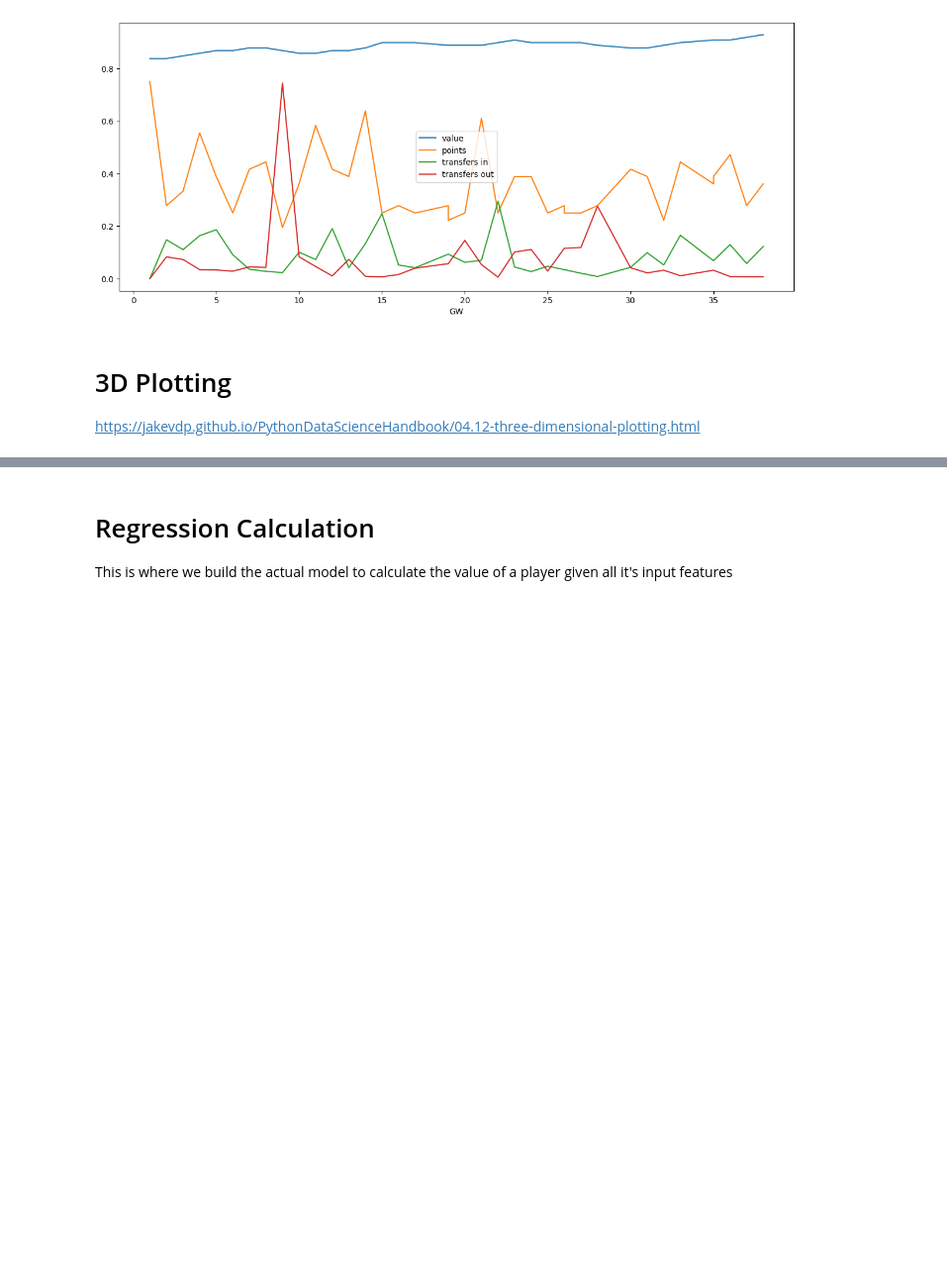
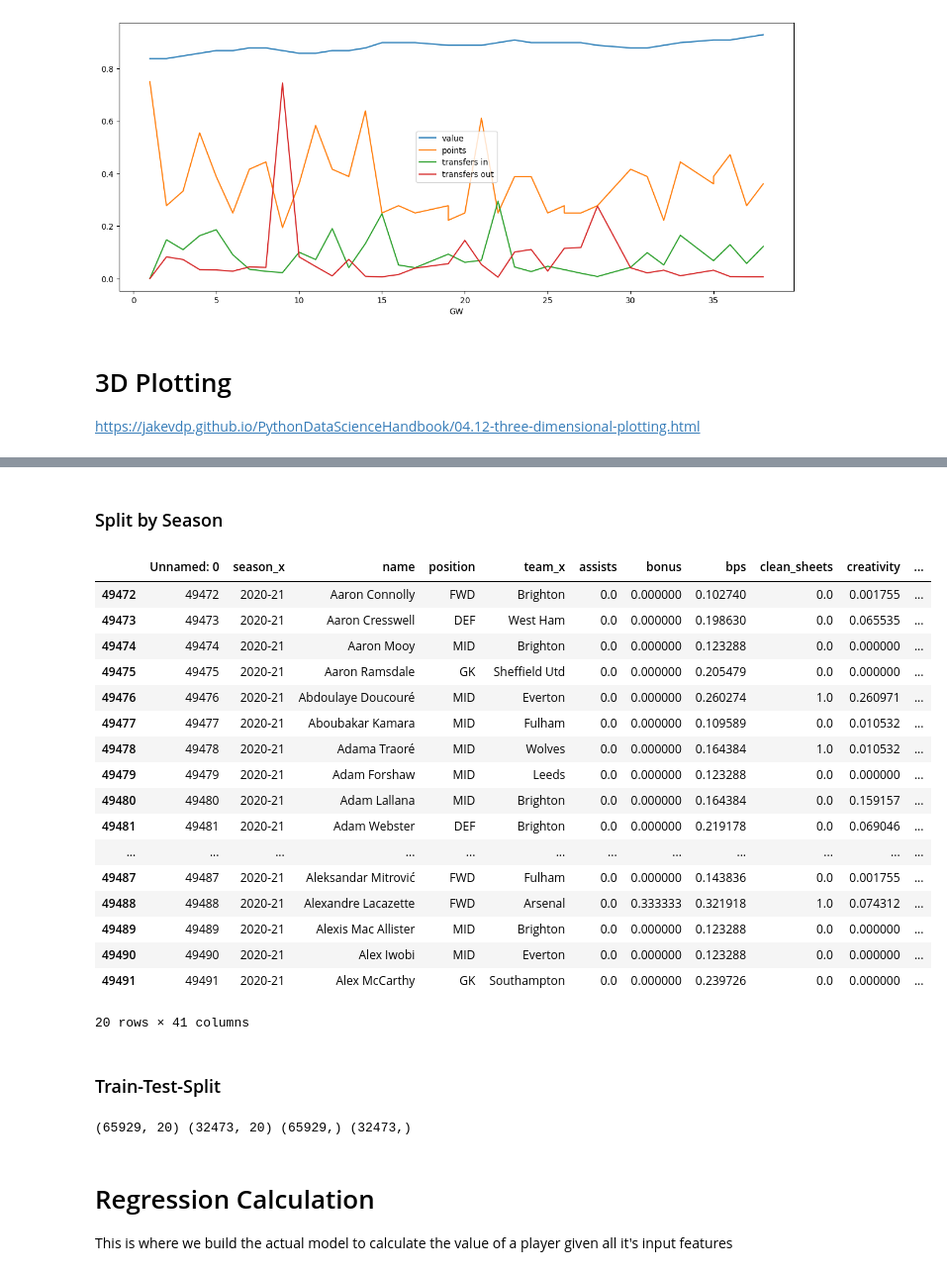
Before and after one commit to eoghano4321/FPL-DataAnalysis, a Jupyter notebook: data-analytics-eoghan.ipynb, the cells around one changed output, grey strips where cells are left out. Shown at 99% size. Drawn from its saved outputs; the diff is of its cells as text; code cells hidden in the pictures; blank space fills up the shorter version.

Commit message:
Initial Train-test-split testing and linear regression model

```diff
--- a/data-analytics-eoghan.ipynb
+++ b/data-analytics-eoghan.ipynb
@@ -385,3 +389,44 @@ import matplotlib.pyplot as plt
+# %% [markdown]
+### Split by Season
+# %%
+earlyseasons = ["2016-17", "2017-18", "2018-19", "2019-20"]
+train = data_scaled[data_scaled["season_x"].isin(earlyseasons)].copy()
+
+lateseasons = ["2020-21", "2021-22", "2022-23"]
+test = data_scaled[data_scaled["season_x"].isin(lateseasons)].copy()
+test.head(20)
+# %% [output]
+|  | Unnamed: 0 | season_x | name | position | team_x | assists | bonus | bps | clean_sheets | creativity | ... |
+| 49472 | 49472 | 2020-21 | Aaron Connolly | FWD | Brighton | 0.0 | 0.000000 | 0.102740 | 0.0 | 0.001755 | ... |
+| 49473 | 49473 | 2020-21 | Aaron Cresswell | DEF | West Ham | 0.0 | 0.000000 | 0.198630 | 0.0 | 0.065535 | ... |
+| 49474 | 49474 | 2020-21 | Aaron Mooy | MID | Brighton | 0.0 | 0.000000 | 0.123288 | 0.0 | 0.000000 | ... |
+| 49475 | 49475 | 2020-21 | Aaron Ramsdale | GK | Sheffield Utd | 0.0 | 0.000000 | 0.205479 | 0.0 | 0.000000 | ... |
+| 49476 | 49476 | 2020-21 | Abdoulaye Doucouré | MID | Everton | 0.0 | 0.000000 | 0.260274 | 1.0 | 0.260971 | ... |
+| 49477 | 49477 | 2020-21 | Aboubakar Kamara | MID | Fulham | 0.0 | 0.000000 | 0.109589 | 0.0 | 0.010532 | ... |
+| 49478 | 49478 | 2020-21 | Adama Traoré | MID | Wolves | 0.0 | 0.000000 | 0.164384 | 1.0 | 0.010532 | ... |
+| 49479 | 49479 | 2020-21 | Adam Forshaw | MID | Leeds | 0.0 | 0.000000 | 0.123288 | 0.0 | 0.000000 | ... |
+| 49480 | 49480 | 2020-21 | Adam Lallana | MID | Brighton | 0.0 | 0.000000 | 0.164384 | 0.0 | 0.159157 | ... |
+| 49481 | 49481 | 2020-21 | Adam Webster | DEF | Brighton | 0.0 | 0.000000 | 0.219178 | 0.0 | 0.069046 | ... |
+| ... | ... | ... | ... | ... | ... | ... | ... | ... | ... | ... | ... |
+| 49487 | 49487 | 2020-21 | Aleksandar Mitrović | FWD | Fulham | 0.0 | 0.000000 | 0.143836 | 0.0 | 0.001755 | ... |
+| 49488 | 49488 | 2020-21 | Alexandre Lacazette | FWD | Arsenal | 0.0 | 0.333333 | 0.321918 | 1.0 | 0.074312 | ... |
+| 49489 | 49489 | 2020-21 | Alexis Mac Allister | MID | Brighton | 0.0 | 0.000000 | 0.123288 | 0.0 | 0.000000 | ... |
+| 49490 | 49490 | 2020-21 | Alex Iwobi | MID | Everton | 0.0 | 0.000000 | 0.123288 | 0.0 | 0.000000 | ... |
+| 49491 | 49491 | 2020-21 | Alex McCarthy | GK | Southampton | 0.0 | 0.000000 | 0.239726 | 0.0 | 0.000000 | ... |
+20 rows × 41 columns
+# %% [markdown]
+### Train-Test-Split
+# %%
+from sklearn.model_selection import train_test_split
+
+input_features = list(
+    set(relevant_features)
+    - {"value"})
+
+X_train, X_test, y_train, y_test = train_test_split(data_scaled[input_features], data_scaled["value"], test_size=0.33)
+print(X_train.shape, X_test.shape, y_train.shape, y_test.shape)
+# %% [output]
+(65929, 20) (32473, 20) (65929,) (32473,)
 # %% [markdown]
 # Regression Calculation
 This is where we build the actual model to calculate the value of a player given all it's input features
```
Also changed, not shown: parts of 8 cells of this notebook.
